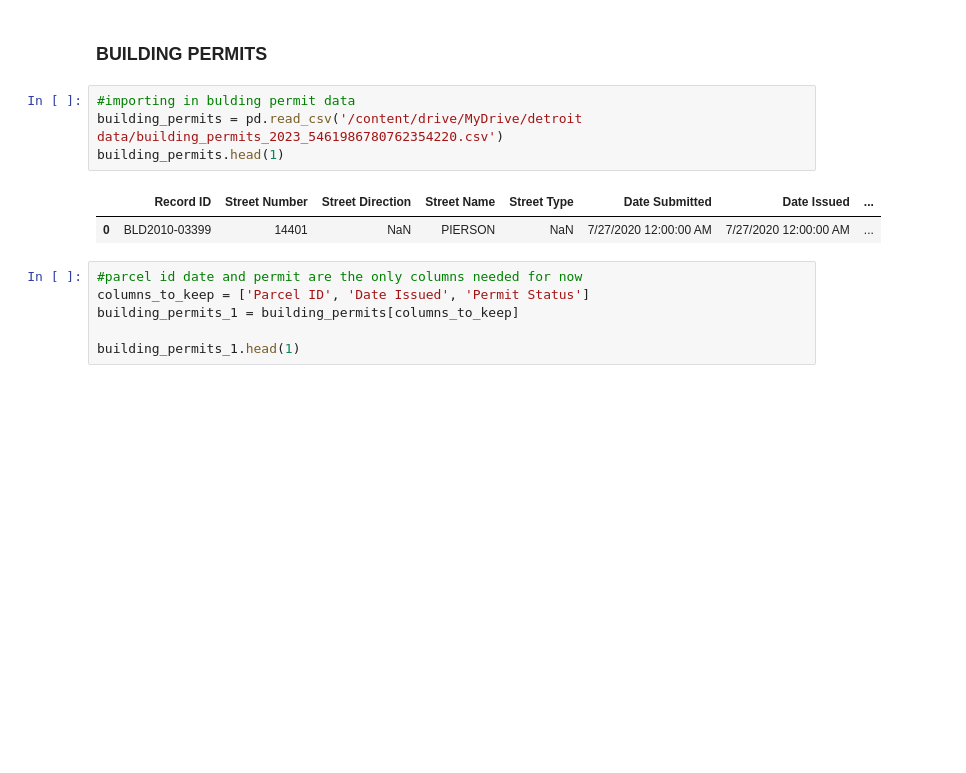
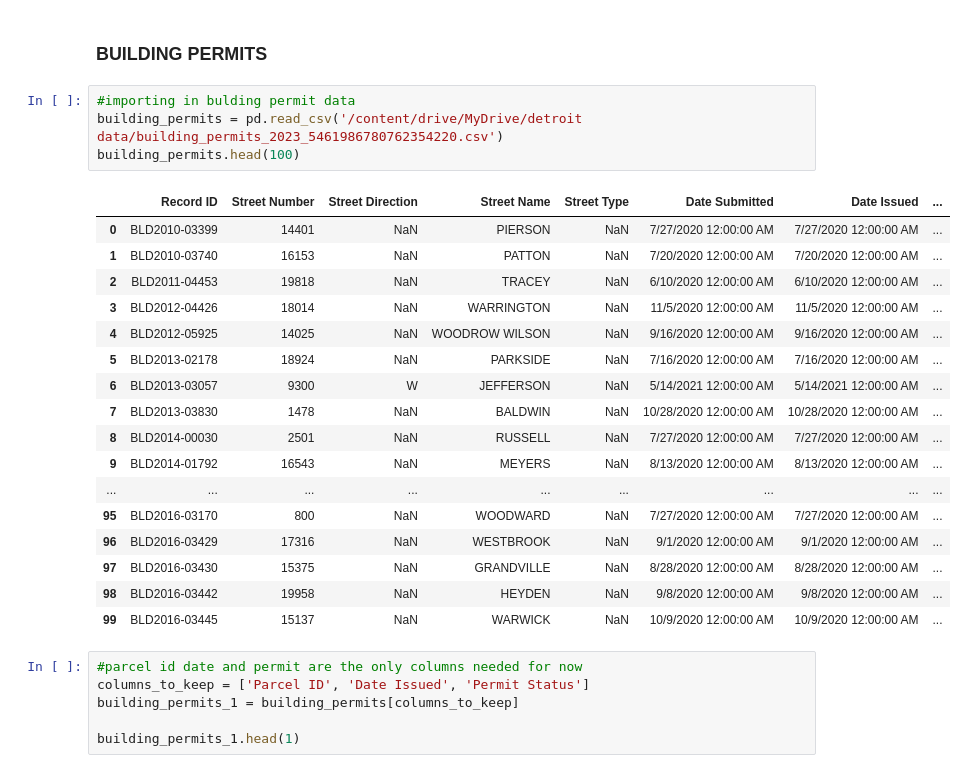
Before and after one commit to data-4700/city-of-detroit, a Jupyter notebook: detroit_housing.ipynb, the cells around one changed output. Drawn from its saved outputs; the diff is of its cells as text; blank space fills up the shorter version.

```diff
--- a/detroit_housing.ipynb
+++ b/detroit_housing.ipynb
@@ -12,10 +12,25 @@ Mounted at /content/drive
 # %%
 #importing in bulding permit data
 building_permits = pd.read_csv('/content/drive/MyDrive/detroit data/building_permits_2023_5461986780762354220.csv')
-building_permits.head(1)
+building_permits.head(100)
 # %% [output]
 |  | Record ID | Street Number | Street Direction | Street Name | Street Type | Date Submitted | Date Issued | ... |
 | 0 | BLD2010-03399 | 14401 | NaN | PIERSON | NaN | 7/27/2020 12:00:00 AM | 7/27/2020 12:00:00 AM | ... |
+| 1 | BLD2010-03740 | 16153 | NaN | PATTON | NaN | 7/20/2020 12:00:00 AM | 7/20/2020 12:00:00 AM | ... |
+| 2 | BLD2011-04453 | 19818 | NaN | TRACEY | NaN | 6/10/2020 12:00:00 AM | 6/10/2020 12:00:00 AM | ... |
+| 3 | BLD2012-04426 | 18014 | NaN | WARRINGTON | NaN | 11/5/2020 12:00:00 AM | 11/5/2020 12:00:00 AM | ... |
+| 4 | BLD2012-05925 | 14025 | NaN | WOODROW WILSON | NaN | 9/16/2020 12:00:00 AM | 9/16/2020 12:00:00 AM | ... |
+| 5 | BLD2013-02178 | 18924 | NaN | PARKSIDE | NaN | 7/16/2020 12:00:00 AM | 7/16/2020 12:00:00 AM | ... |
+| 6 | BLD2013-03057 | 9300 | W | JEFFERSON | NaN | 5/14/2021 12:00:00 AM | 5/14/2021 12:00:00 AM | ... |
+| 7 | BLD2013-03830 | 1478 | NaN | BALDWIN | NaN | 10/28/2020 12:00:00 AM | 10/28/2020 12:00:00 AM | ... |
+| 8 | BLD2014-00030 | 2501 | NaN | RUSSELL | NaN | 7/27/2020 12:00:00 AM | 7/27/2020 12:00:00 AM | ... |
+| 9 | BLD2014-01792 | 16543 | NaN | MEYERS | NaN | 8/13/2020 12:00:00 AM | 8/13/2020 12:00:00 AM | ... |
+| ... | ... | ... | ... | ... | ... | ... | ... | ... |
+| 95 | BLD2016-03170 | 800 | NaN | WOODWARD | NaN | 7/27/2020 12:00:00 AM | 7/27/2020 12:00:00 AM | ... |
+| 96 | BLD2016-03429 | 17316 | NaN | WESTBROOK | NaN | 9/1/2020 12:00:00 AM | 9/1/2020 12:00:00 AM | ... |
+| 97 | BLD2016-03430 | 15375 | NaN | GRANDVILLE | NaN | 8/28/2020 12:00:00 AM | 8/28/2020 12:00:00 AM | ... |
+| 98 | BLD2016-03442 | 19958 | NaN | HEYDEN | NaN | 9/8/2020 12:00:00 AM | 9/8/2020 12:00:00 AM | ... |
+| 99 | BLD2016-03445 | 15137 | NaN | WARWICK | NaN | 10/9/2020 12:00:00 AM | 10/9/2020 12:00:00 AM | ... |
 # %%
 #parcel id date and permit are the only columns needed for now
 columns_to_keep = ['Parcel ID', 'Date Issued', 'Permit Status']
```
Also changed, not shown: parts of 14 cells of this notebook.
